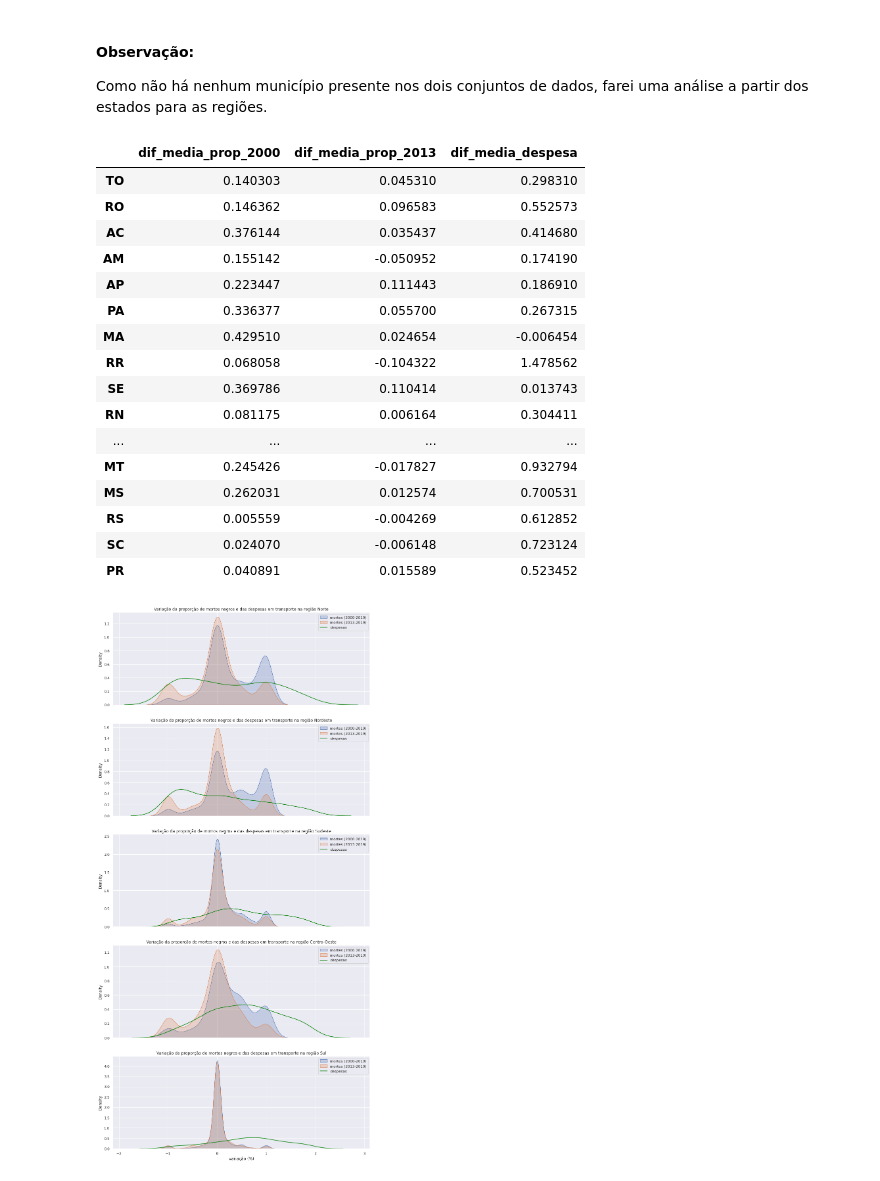
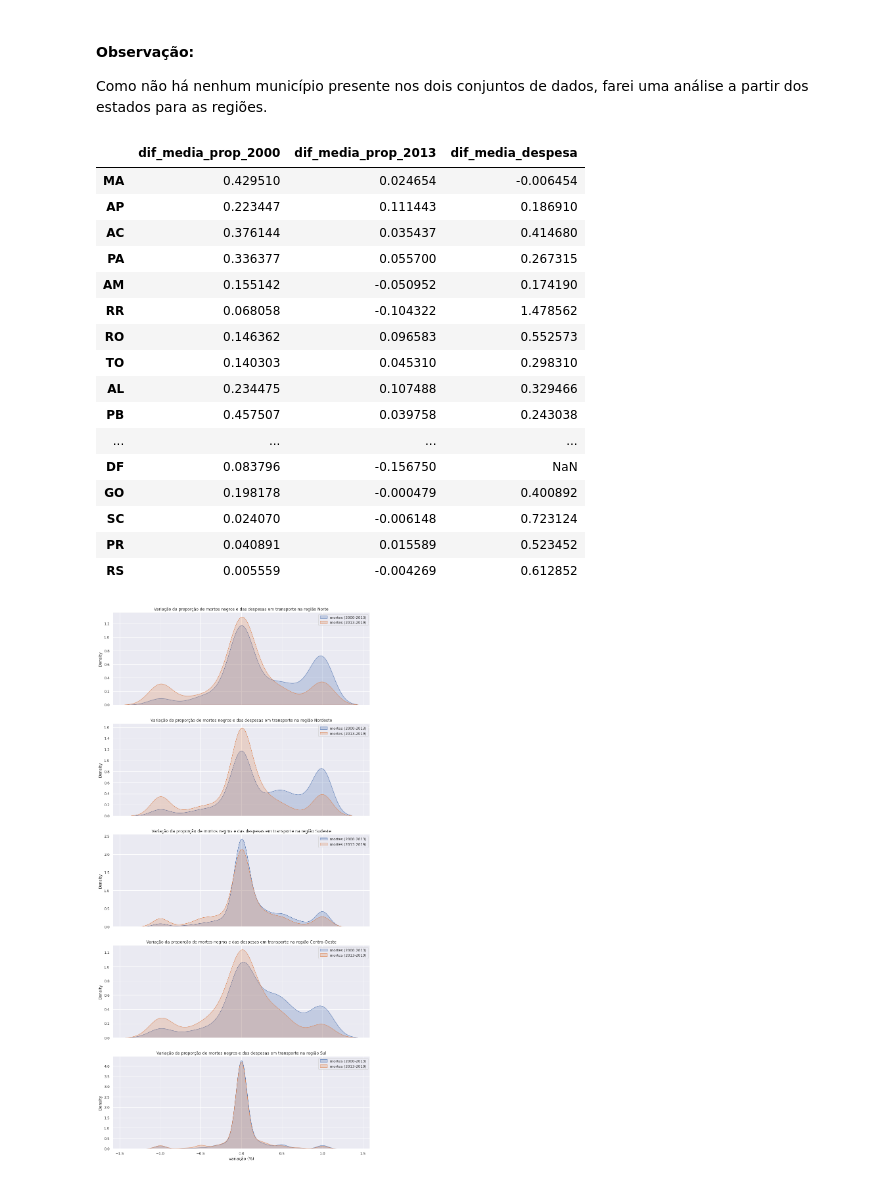
Before and after one commit to saulorcj/tarefas-analytica, a Jupyter notebook: A2/analise_dados.ipynb, the cells around one changed output. Cells and saved outputs as stored; diff of their text form; code cells hidden in the pictures.

```diff
--- a/A2/analise_dados.ipynb
+++ b/A2/analise_dados.ipynb
@@ -109,3 +112,5 @@ df_prop_mortes = df_prop_mortes.drop(["indicador"], axis=1)
+# %%
+df_prop_mortes["prop_mortes"] = df_prop_mortes["prop_mortes"] / 100
 # %% [markdown]
 ### Os 10 municípios com maiores percentuais de mortes negras em 2000
 # %%
@@ -606,6 +611,3 @@ plt.legend(regioes, loc="upper left")
 plt.show()
 # %% [output]
 [figure]
-# %%
-df_diferenca_prop_2000["diferenca"] = df_diferenca_prop_2000["diferenca"] / 100
-df_diferenca_prop_2000.sort_values(by="diferenca", ascending=False)
@@ -627,3 +613,0 @@ df_diferenca_prop_2000.sort_values(by="diferenca", ascending=False)
-# %%
-df_diferenca_prop_2013["diferenca"] = df_diferenca_prop_2013["diferenca"] / 100
-df_diferenca_prop_2013.sort_values(by="diferenca", ascending=False)
@@ -706,39 +675,37 @@ df_media_estados["dif_media_despesa"] = pd.Series(media_dif_despesa)
 df_media_estados
 # %% [output]
 |  | dif_media_prop_2000 | dif_media_prop_2013 | dif_media_despesa |
+| MA | 0.429510 | 0.024654 | -0.006454 |
+| AP | 0.223447 | 0.111443 | 0.186910 |
+| AC | 0.376144 | 0.035437 | 0.414680 |
+| PA | 0.336377 | 0.055700 | 0.267315 |
+| AM | 0.155142 | -0.050952 | 0.174190 |
+| RR | 0.068058 | -0.104322 | 1.478562 |
+| RO | 0.146362 | 0.096583 | 0.552573 |
 | TO | 0.140303 | 0.045310 | 0.298310 |
-| RO | 0.146362 | 0.096583 | 0.552573 |
-| AC | 0.376144 | 0.035437 | 0.414680 |
-| AM | 0.155142 | -0.050952 | 0.174190 |
-| AP | 0.223447 | 0.111443 | 0.186910 |
-| PA | 0.336377 | 0.055700 | 0.267315 |
-| MA | 0.429510 | 0.024654 | -0.006454 |
-| RR | 0.068058 | -0.104322 | 1.478562 |
-| SE | 0.369786 | 0.110414 | 0.013743 |
-| RN | 0.081175 | 0.006164 | 0.304411 |
+| AL | 0.234475 | 0.107488 | 0.329466 |
+| PB | 0.457507 | 0.039758 | 0.243038 |
 | ... | ... | ... | ... |
-| MT | 0.245426 | -0.017827 | 0.932794 |
-| MS | 0.262031 | 0.012574 | 0.700531 |
-| RS | 0.005559 | -0.004269 | 0.612852 |
+| DF | 0.083796 | -0.156750 | NaN |
+| GO | 0.198178 | -0.000479 | 0.400892 |
 | SC | 0.024070 | -0.006148 | 0.723124 |
 | PR | 0.040891 | 0.015589 | 0.523452 |
+| RS | 0.005559 | -0.004269 | 0.612852 |
 # %%
 sns.set(style="darkgrid")
 f, axes = plt.subplots(5, 1, figsize=(14, 30), sharex=True)
 
 for i, regiao in enumerate(regioes):
     regiao_dif_prop_2000 = df_diferenca_prop_2000[
         df_diferenca_prop_2000["sigla_uf"].isin(regioes[regiao])]["diferenca"]
     regiao_dif_prop_2013 = df_diferenca_prop_2013[
         df_diferenca_prop_2013["sigla_uf"].isin(regioes[regiao])]["diferenca"]
-    regiao_dif_despesa = dif_despesa[dif_despesa["sigla_uf"].isin(regioes[regiao])]["diferenca"]
 
-    sns.kdeplot(regiao_dif_prop_2000, shade=True, ax=axes[i], label="mortes (2000-2019)")
+    sns.kdeplot(regiao_dif_prop_2000, shade=True, ax=axes[i], label="mortes (2000-2013)")
     sns.kdeplot(regiao_dif_prop_2013, shade=True, ax=axes[i], label="mortes (2013-2019)")
-    sns.kdeplot(regiao_dif_despesa, ax=axes[i], color="green", label="despesas")
     axes[i].set_title("Variação da proporção de mortos negros e das despesas em transporte na região " + regiao)
     axes[i].legend()
     axes[i].set_xlabel("variação (%)")
 plt.show()
 # %% [output]
-[figure, old version]
+[figure, new version]
```
Also changed, not shown: parts of 29 cells of this notebook.
